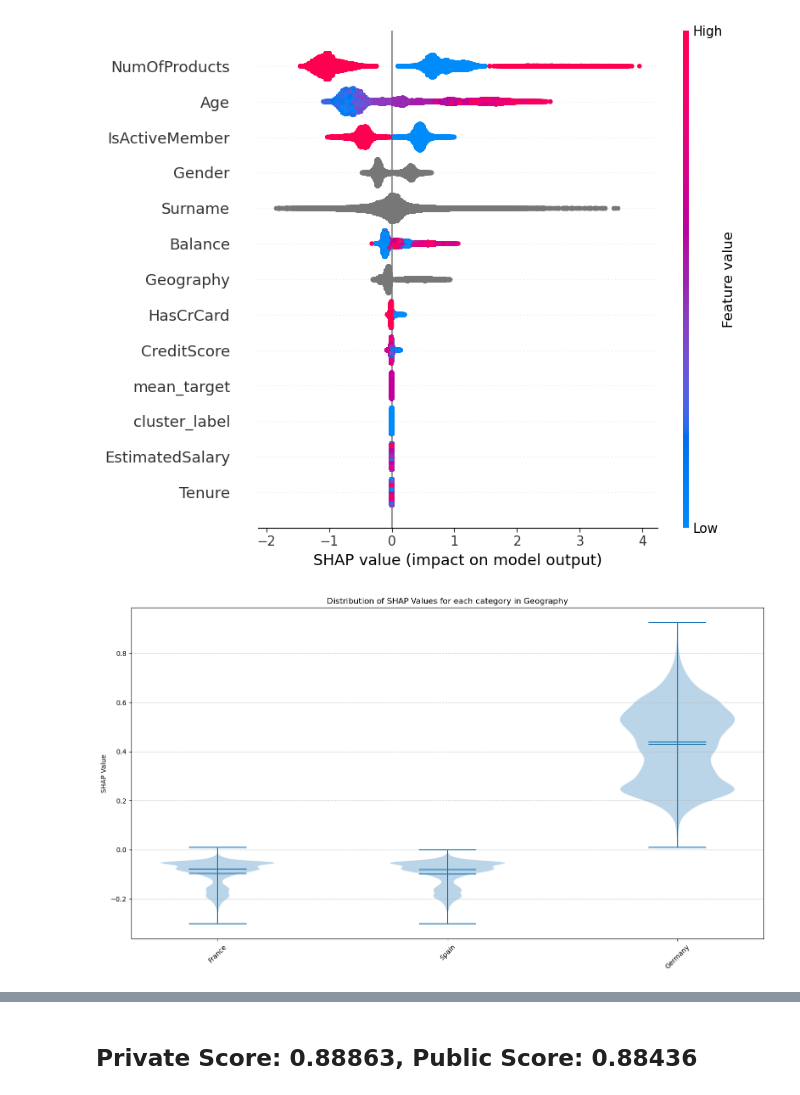
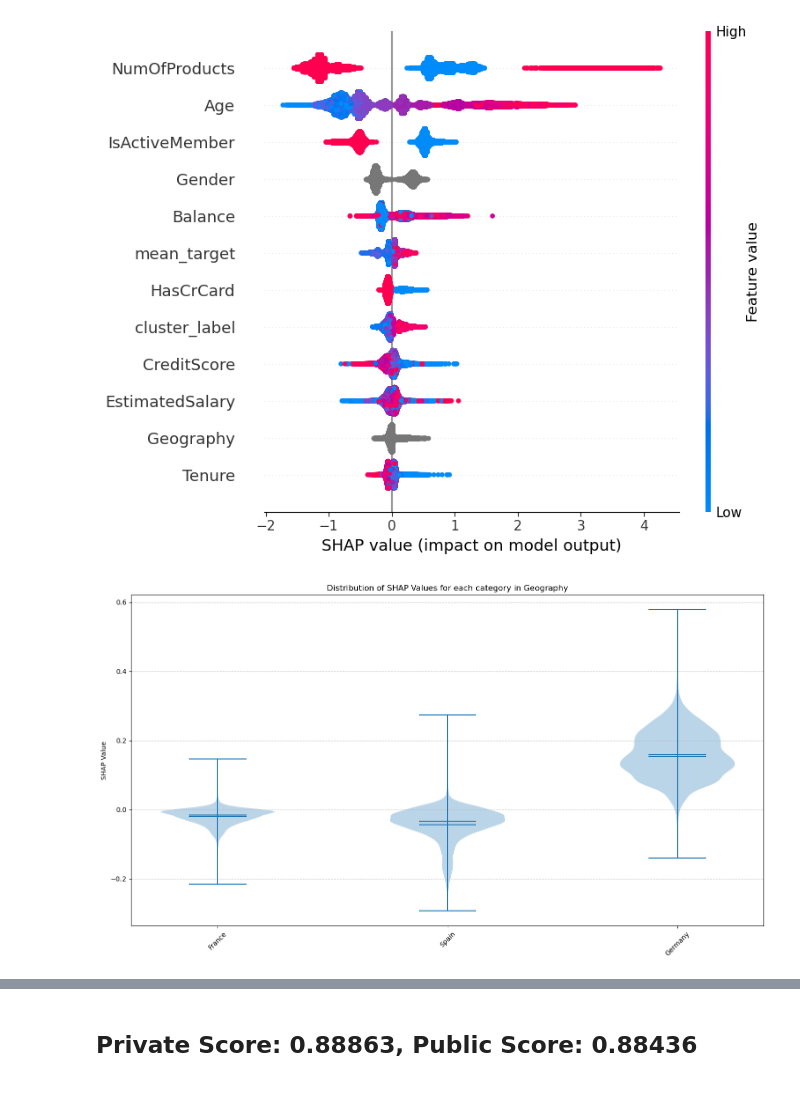
Before and after one commit to MilesQLi/Miles_Data_Science_Collection, a Jupyter notebook: BinaryClassificationWithABankChurnDataset/main.ipynb, the cells around one changed output, grey strips where cells are left out. Drawn from its saved outputs; the diff is of its cells as text; code cells hidden in the pictures.

```diff
--- a/BinaryClassificationWithABankChurnDataset/main.ipynb
+++ b/BinaryClassificationWithABankChurnDataset/main.ipynb
@@ -53,4 +97,4 @@ test_df[target] = np.array([0] * len(test_df))
 all_samples = pd.concat([train_df, test_df], axis=0, ignore_index=True)
 # %%
 features = all_samples.columns.tolist()
-features = [col for col in features if col not in ['id','CustomerId',target]]
+features = [col for col in features if col not in ['id','CustomerId', 'Surname',target]]
@@ -74,2 +101,2 @@ all_samples.columns.tolist()
 # %%
-all_samples = cluster_and_assign_group_prediction(all_samples, train_df.shape[0],features, 10, target)
+all_samples = cluster_and_assign_group_prediction(all_samples.drop(['Surname'],axis=1), train_df.shape[0],features, 10, target)
@@ -132,8 +140,6 @@ Best Validation AUROC: 0.8903
 # %%
-features = all_samples.columns.tolist()
-features = [col for col in features if col not in ['id','CustomerId', target]]
-excluded_cat_features = ['Surname']
-shap_explain_model_on_batch(model, train_x, features,excluded_cat_features)
+features = train_x.columns.tolist()
+shap_explain_model_on_batch(model, train_x, features)
 # %% [output]
-[figure, old version]
+[figure, new version]
-[figure, old version]
+[figure, new version]
```
Also changed, not shown: parts of 9 cells of this notebook, 3 other files.
